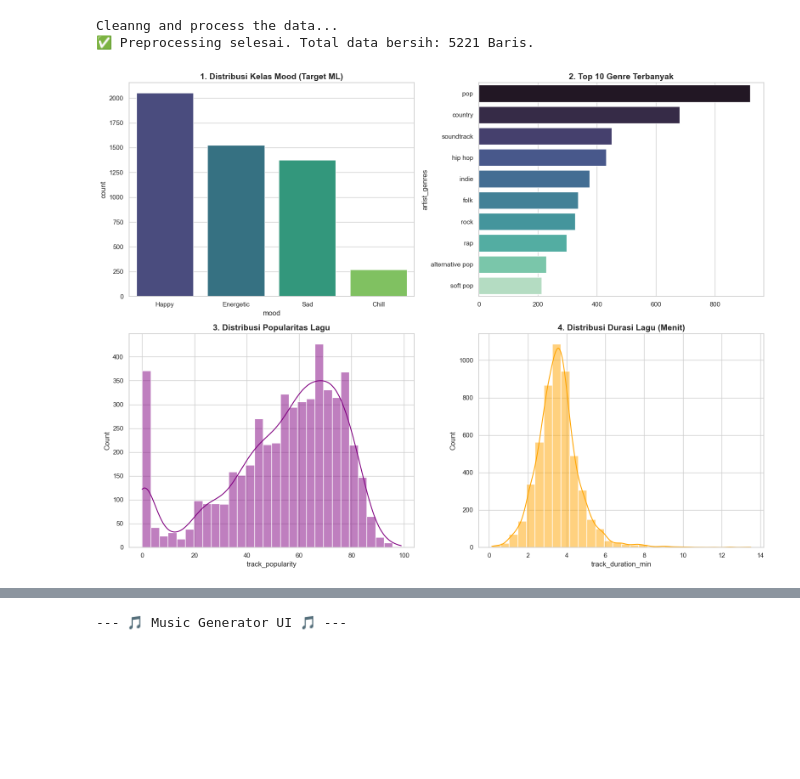
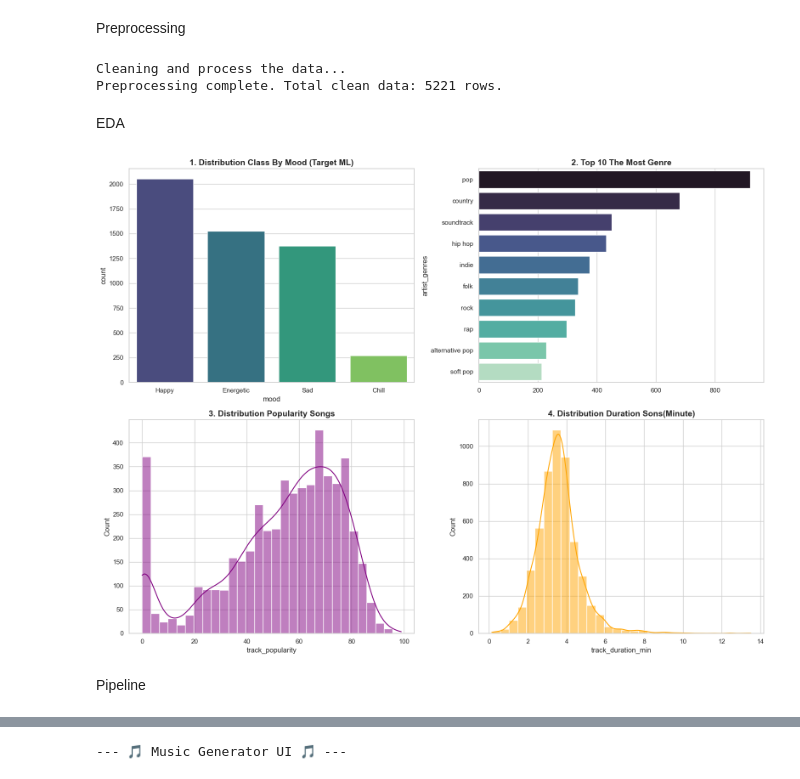
Before and after one commit to LuxCaspian/MusicGeneratingWithSpotify, a Jupyter notebook: MusicGeneratingByMoodAndGenre.ipynb, the cells around one changed output, grey strips where cells are left out. Saved outputs shown, nothing was run; the diff lists cells and outputs as text; code cells hidden in the pictures; blank space fills up the shorter version.

```diff
--- a/MusicGeneratingByMoodAndGenre.ipynb
+++ b/MusicGeneratingByMoodAndGenre.ipynb
@@ -32,8 +35,10 @@ Data berhasil dimuat: 8582 Baris dan 15 Kolom
 | 7 | 1YEZbdT417SfolPQzaoHs2 | come closer | 1 | 27 | False | Rumelis | 49 | ... |
 | 8 | 4pZ949nFW5SurwzE0TSe7I | Cupido Vagabundo | 1 | 16 | False | Toni dos Anjos | 6 | ... |
 | 9 | 0L0LgwFZ7UtBnRNQvSBty6 | LET’S GO! | 1 | 33 | True | PsychoYP | 48 | ... |
+# %% [markdown]
+Preprocessing
 # %%
-print("Cleanng and process the data...")
+print("Cleaning and process the data...")
 df.replace('N/A', np.nan, inplace=True)
 df.dropna(subset=['artist_genres', 'track_name', 'artist_name'], inplace=True)
 
@@ -55,36 +60,40 @@ df['mood'] = df['artist_genres'].apply(assign_mood_nlp)
 # Combine genre and song
 df['text_feature'] = df['track_name'] + " - Genre: " + df['artist_genres']
 
-print(f"✅ Preprocessing selesai. Total data bersih: {df.shape[0]} Baris.")
+print(f"Preprocessing complete. Total clean data: {df.shape[0]} rows.")
 # %% [output]
-Cleanng and process the data...
-✅ Preprocessing selesai. Total data bersih: 5221 Baris.
+Cleaning and process the data...
+Preprocessing complete. Total clean data: 5221 rows.
+# %% [markdown]
+EDA
 # %%
 sns.set_theme(style="whitegrid")
 fig, axes = plt.subplots(2, 2, figsize=(16, 12))
 
 # Grafic 1: Target Distribution (Mood)
 sns.countplot(data=df, x='mood', palette='viridis', order=df['mood'].value_counts().index, ax=axes[0, 0])
-axes[0, 0].set_title('1. Distribusi Kelas Mood (Target ML)', fontsize=14, fontweight='bold')
+axes[0, 0].set_title('1. Distribution Class By Mood (Target ML)', fontsize=14, fontweight='bold')
 
 # Grafic 2: Top 10 genre
 all_genres = df['artist_genres'].str.split(',').explode().str.strip()
 top_genres = all_genres.value_counts().head(10)
 sns.barplot(x=top_genres.values, y=top_genres.index, palette='mako', ax=axes[0, 1])
-axes[0, 1].set_title('2. Top 10 Genre Terbanyak', fontsize=14, fontweight='bold')
+axes[0, 1].set_title('2. Top 10 The Most Genre', fontsize=14, fontweight='bold')
 
 # Grafik 3: Popularity Distribution
 sns.histplot(df['track_popularity'], bins=30, kde=True, color='purple', ax=axes[1, 0])
-axes[1, 0].set_title('3. Distribusi Popularitas Lagu', fontsize=14, fontweight='bold')
+axes[1, 0].set_title('3. Distribution Popularity Songs', fontsize=14, fontweight='bold')
 
 # Grafik 4: Duration Distribution
 sns.histplot(df['track_duration_min'], bins=30, kde=True, color='orange', ax=axes[1, 1])
-axes[1, 1].set_title('4. Distribusi Durasi Lagu (Menit)', fontsize=14, fontweight='bold')
+axes[1, 1].set_title('4. Distribution Duration Sons(Minute)', fontsize=14, fontweight='bold')
 
 plt.tight_layout()
 plt.show()
 # %% [output]
-[figure, old version]
+[figure, new version]
+# %% [markdown]
+Pipeline
 # %%
 from sklearn.base import BaseEstimator, TransformerMixin
 from sklearn.pipeline import Pipeline
```
Also changed, not shown: parts of 8 cells of this notebook, 1 other file.
